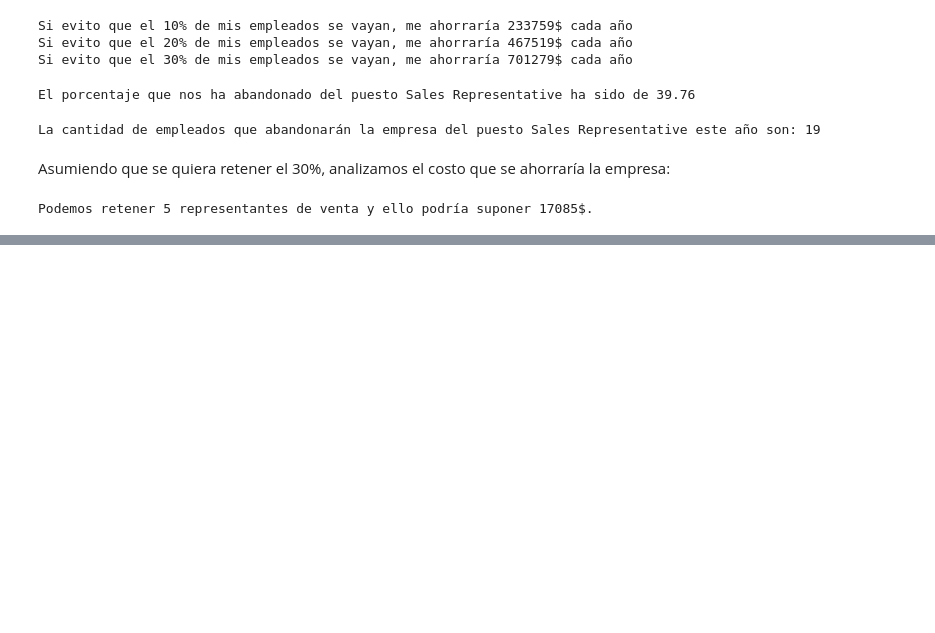
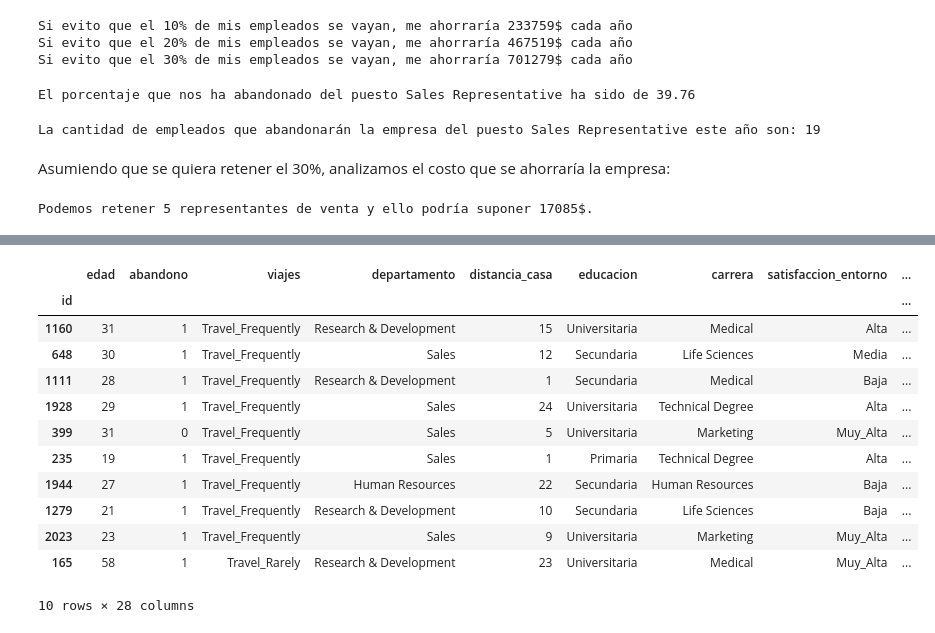
Before and after one commit to emontoyab/Proyecto, a Jupyter notebook: Proyecto.ipynb, the cells around one changed output, grey strips where cells are left out. Drawn from its saved outputs; the diff is of its cells as text; code cells hidden in the pictures; blank space fills up the shorter version.

```diff
--- a/Proyecto.ipynb
+++ b/Proyecto.ipynb
@@ -300,0 +445,16 @@ Podemos retener 5 representantes de venta y ello podría suponer 17085$.
+# %%
+df.sort_values(by = 'scoring_abandono', ascending = False)[0:10]
+# %% [output]
+|  | edad | abandono | viajes | departamento | distancia_casa | educacion | carrera | satisfaccion_entorno | ... |
+| id |  |  |  |  |  |  |  |  | ... |
+| 1160 | 31 | 1 | Travel_Frequently | Research & Development | 15 | Universitaria | Medical | Alta | ... |
+| 648 | 30 | 1 | Travel_Frequently | Sales | 12 | Secundaria | Life Sciences | Media | ... |
+| 1111 | 28 | 1 | Travel_Frequently | Research & Development | 1 | Secundaria | Medical | Baja | ... |
+| 1928 | 29 | 1 | Travel_Frequently | Sales | 24 | Universitaria | Technical Degree | Alta | ... |
+| 399 | 31 | 0 | Travel_Frequently | Sales | 5 | Universitaria | Marketing | Muy_Alta | ... |
+| 235 | 19 | 1 | Travel_Frequently | Sales | 1 | Primaria | Technical Degree | Alta | ... |
+| 1944 | 27 | 1 | Travel_Frequently | Human Resources | 22 | Secundaria | Human Resources | Baja | ... |
+| 1279 | 21 | 1 | Travel_Frequently | Research & Development | 10 | Secundaria | Life Sciences | Baja | ... |
+| 2023 | 23 | 1 | Travel_Frequently | Sales | 9 | Universitaria | Marketing | Muy_Alta | ... |
+| 165 | 58 | 1 | Travel_Rarely | Research & Development | 23 | Universitaria | Medical | Muy_Alta | ... |
+10 rows × 28 columns
```
Also changed, not shown: parts of 17 cells of this notebook, 1 other file.
